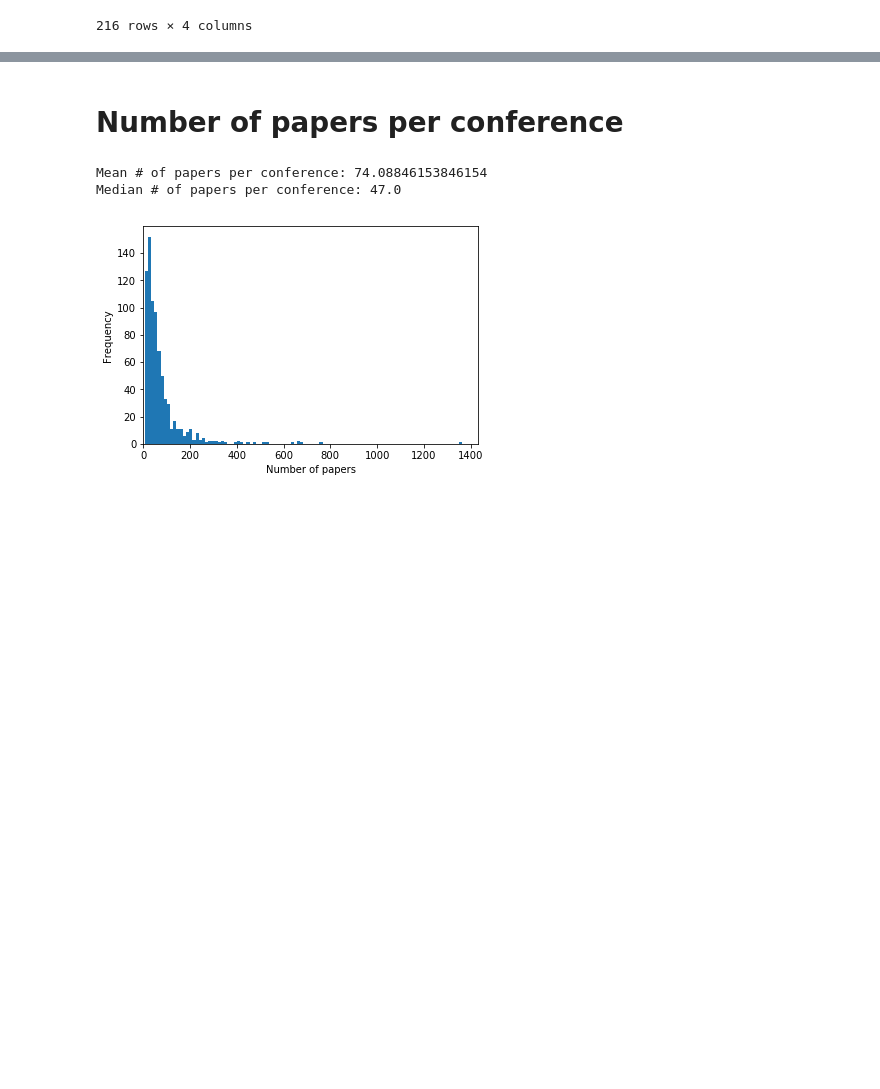
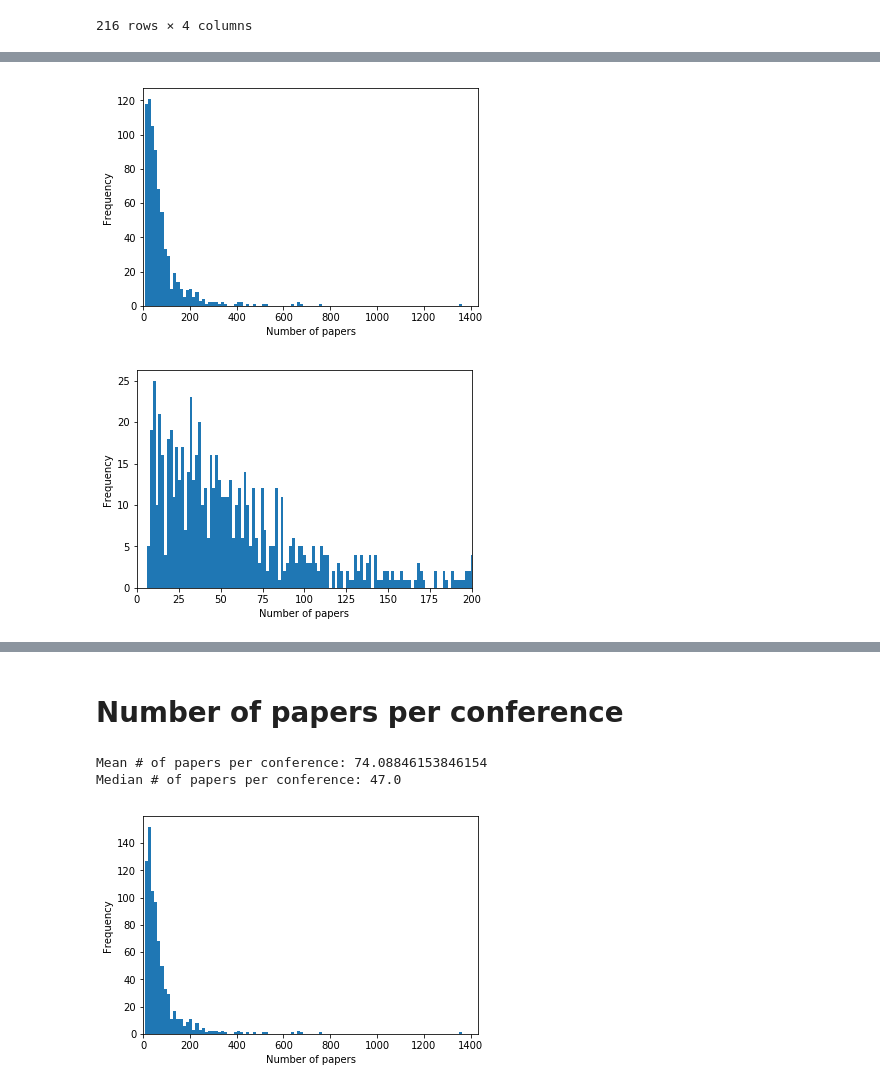
Before and after one commit to philippnaeser/recommender-system, a Jupyter notebook: notebooks/Exploration General Conferences.ipynb, the cells around one changed output, grey strips where cells are left out. Drawn from its saved outputs; the diff is of its cells as text; code cells hidden in the pictures; blank space fills up the shorter version.

```diff
--- a/notebooks/Exploration General Conferences.ipynb
+++ b/notebooks/Exploration General Conferences.ipynb
@@ -113,0 +271,17 @@ d_train.data[d_train.data.conferenceseries_name==conferences_train[0]][["confere
+# %%
+ax = d_train.data[["chapter","conferenceseries"]].groupby(["conferenceseries"]).count().plot(kind="hist",bins=100)
+ax.set_ylim(ymin=0)
+ax.set_xlim(xmin=0)
+plt.xlabel("Number of papers")
+ax.legend().remove()
+plt.show()
+
+ax = d_train.data[["chapter","conferenceseries"]].groupby(["conferenceseries"]).count().plot(kind="hist",bins=800)
+ax.set_ylim(ymin=0)
+ax.set_xlim(xmin=0,xmax=200)
+plt.xlabel("Number of papers")
+ax.legend().remove()
+plt.show()
+# %% [output]
+[figure, added]
+[figure, added]
```
Also changed, not shown: parts of 13 cells of this notebook, 1 other file.
